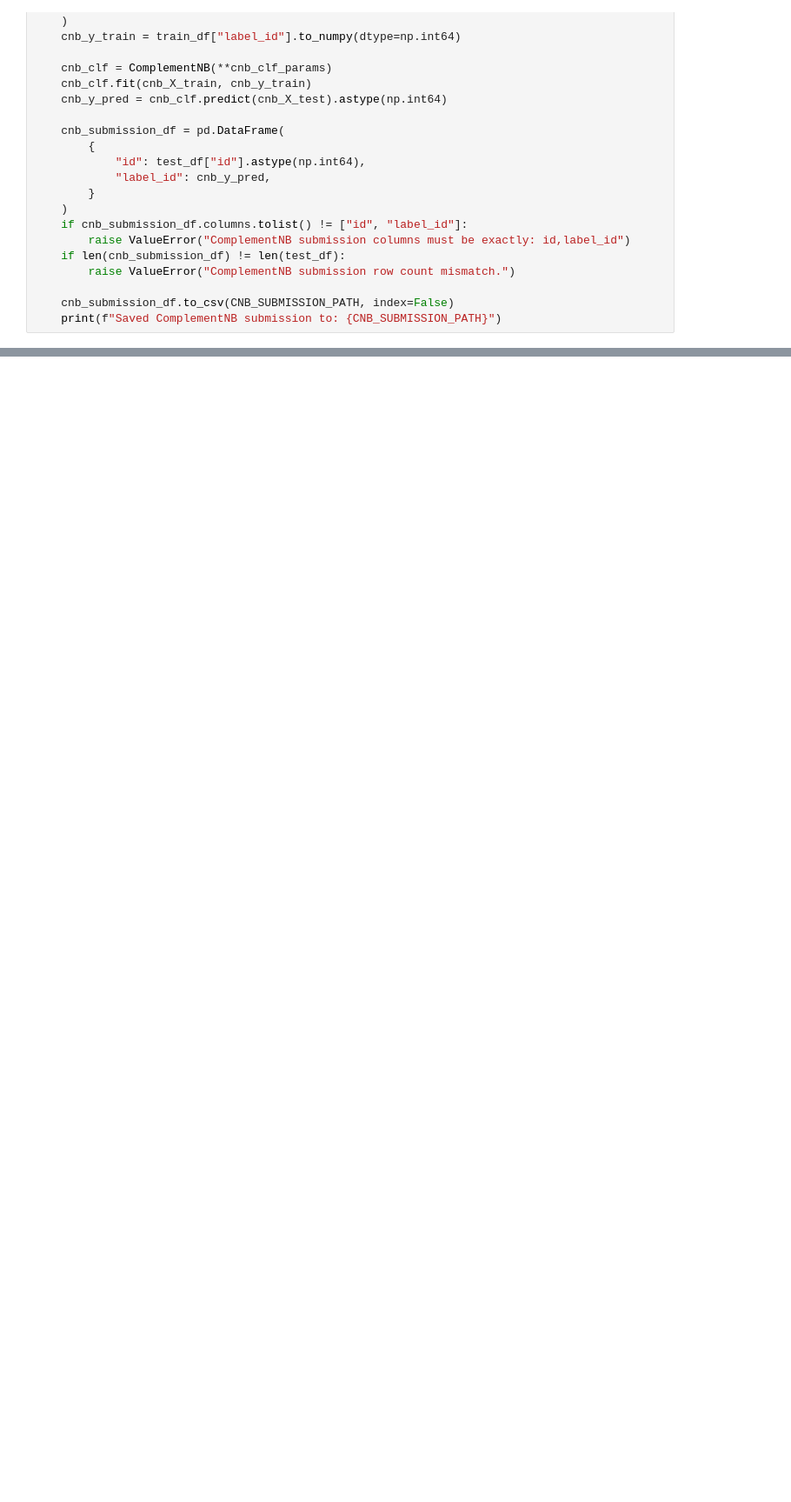
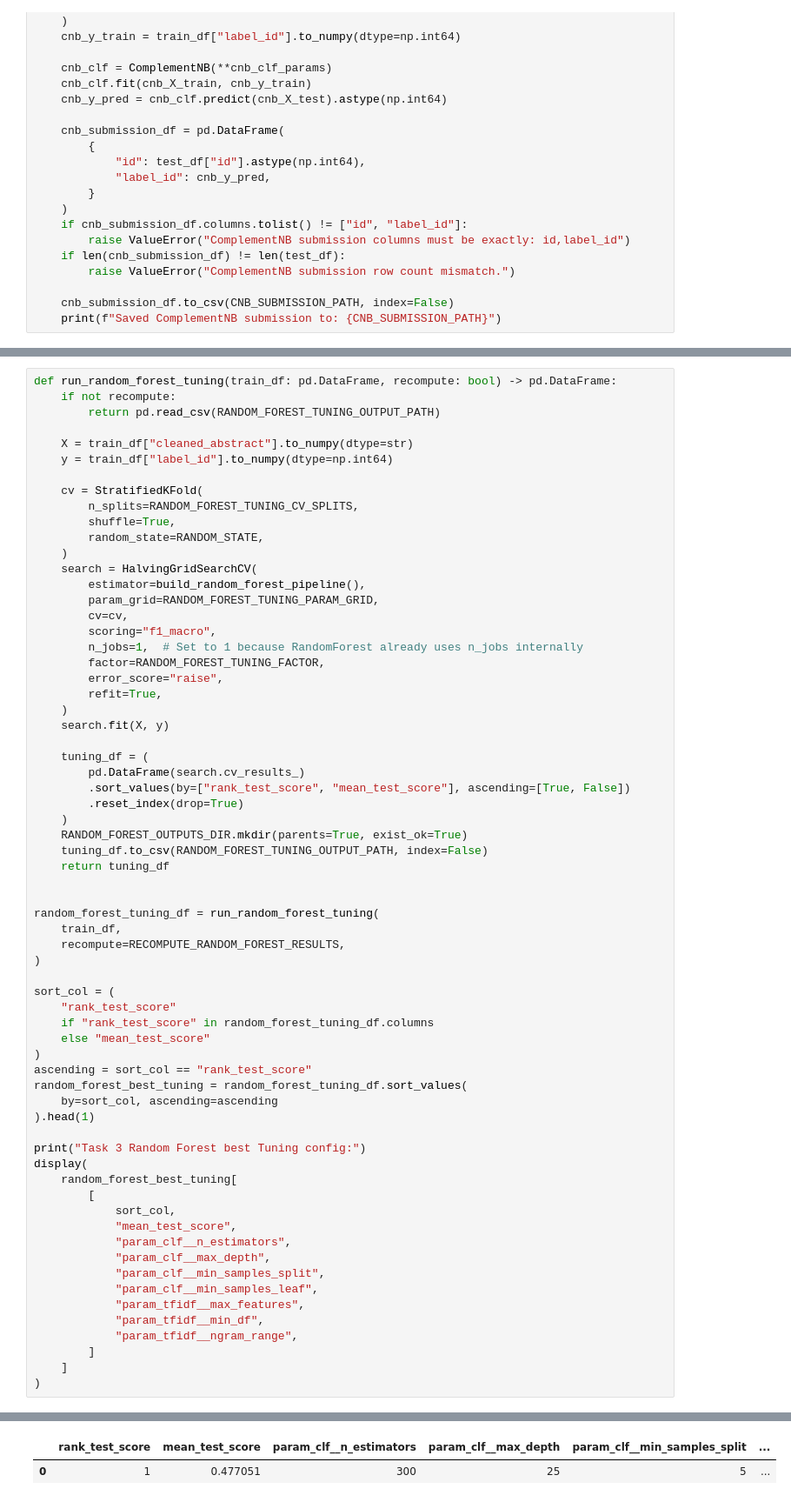
Before and after one commit to ryan-tzw/ml-project, a Jupyter notebook: notebooks/final_submission.ipynb, the cells around one changed output, grey strips where cells are left out. Shown at 87% size. Drawn from its saved outputs; the diff is of its cells as text; blank space fills up the shorter version.

Commit message:
Task 3 Random Forest

```diff
--- a/notebooks/final_submission.ipynb
+++ b/notebooks/final_submission.ipynb
@@ -1261,0 +1363,67 @@ if RUN_CNB_SUBMISSION_GENERATION:
+# %%
+def run_random_forest_tuning(train_df: pd.DataFrame, recompute: bool) -> pd.DataFrame:
+    if not recompute:
+        return pd.read_csv(RANDOM_FOREST_TUNING_OUTPUT_PATH)
+
+    X = train_df["cleaned_abstract"].to_numpy(dtype=str)
+    y = train_df["label_id"].to_numpy(dtype=np.int64)
+
+    cv = StratifiedKFold(
+        n_splits=RANDOM_FOREST_TUNING_CV_SPLITS,
+        shuffle=True,
+        random_state=RANDOM_STATE,
+    )
+    search = HalvingGridSearchCV(
+        estimator=build_random_forest_pipeline(),
+        param_grid=RANDOM_FOREST_TUNING_PARAM_GRID,
+        cv=cv,
+        scoring="f1_macro",
+        n_jobs=1,  # Set to 1 because RandomForest already uses n_jobs internally
+        factor=RANDOM_FOREST_TUNING_FACTOR,
+        error_score="raise",
+        refit=True,
+    )
+    search.fit(X, y)
+
+    tuning_df = (
+        pd.DataFrame(search.cv_results_)
+        .sort_values(by=["rank_test_score", "mean_test_score"], ascending=[True, False])
+        .reset_index(drop=True)
+    )
+    RANDOM_FOREST_OUTPUTS_DIR.mkdir(parents=True, exist_ok=True)
+    tuning_df.to_csv(RANDOM_FOREST_TUNING_OUTPUT_PATH, index=False)
+    return tuning_df
+
+
+random_forest_tuning_df = run_random_forest_tuning(
+    train_df,
+    recompute=RECOMPUTE_RANDOM_FOREST_RESULTS,
+)
+
+sort_col = (
+    "rank_test_score"
+    if "rank_test_score" in random_forest_tuning_df.columns
+    else "mean_test_score"
+)
+ascending = sort_col == "rank_test_score"
+random_forest_best_tuning = random_forest_tuning_df.sort_values(
+    by=sort_col, ascending=ascending
+).head(1)
+
+print("Task 3 Random Forest best Tuning config:")
+display(
+    random_forest_best_tuning[
+        [
+            sort_col,
+            "mean_test_score",
+            "param_clf__n_estimators",
+            "param_clf__max_depth",
+            "param_clf__min_samples_split",
+            "param_clf__min_samples_leaf",
+            "param_tfidf__max_features",
+            "param_tfidf__min_df",
+            "param_tfidf__ngram_range",
+        ]
+    ]
+)
+# %% [output]
@@ -1261,0 +1431,2 @@ if RUN_CNB_SUBMISSION_GENERATION:
+|  | rank_test_score | mean_test_score | param_clf__n_estimators | param_clf__max_depth | param_clf__min_samples_split | ... |
+| 0 | 1 | 0.477051 | 300 | 25 | 5 | ... |
```
Also changed, not shown: parts of 12 cells of this notebook, 3 other files.
